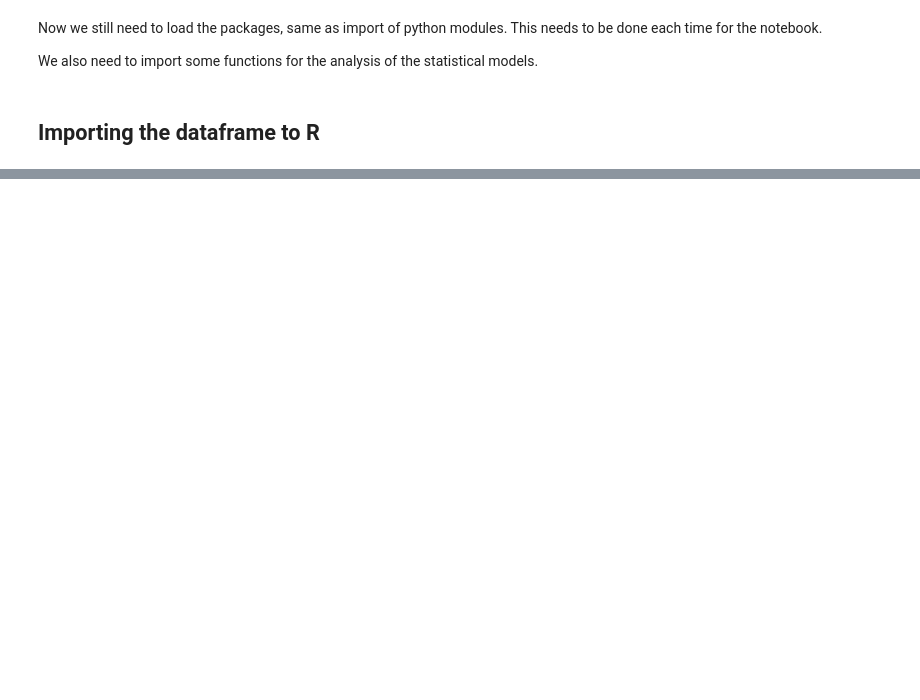
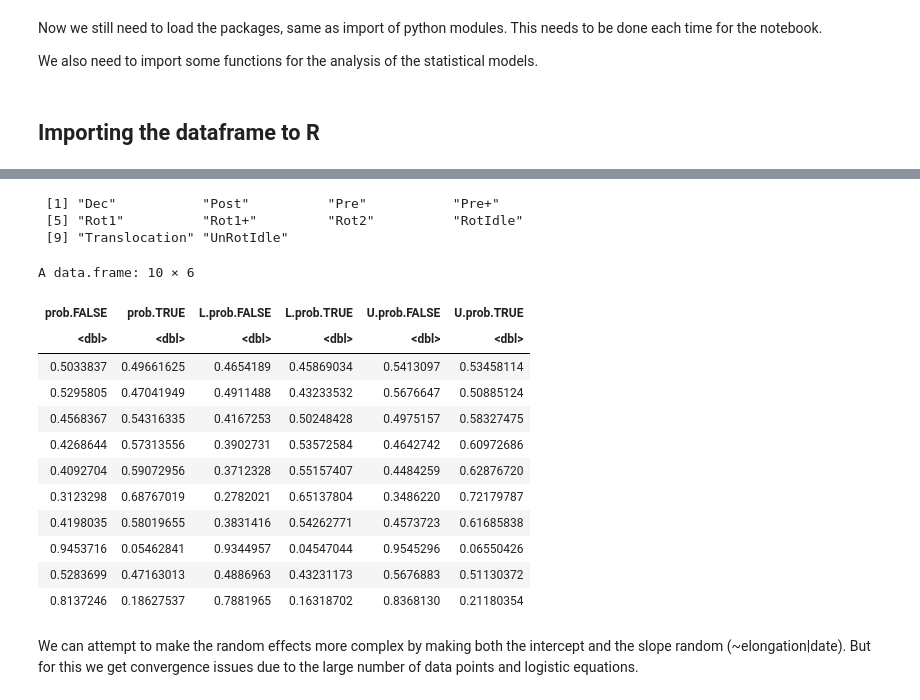
Before and after one commit to McHaillet/polysome-stats, a Jupyter notebook: polysomes/example_stats_R.ipynb, the cells around one changed output, grey strips where cells are left out. Drawn from its saved outputs; the diff is of its cells as text; code cells hidden in the pictures; blank space fills up the shorter version.

```diff
--- a/polysomes/example_stats_R.ipynb
+++ b/polysomes/example_stats_R.ipynb
@@ -43,0 +35,5 @@ A data.frame: 10 × 40
+# %%
+# add some annotation => one for whether the ribosome has any polysome connections
+# this way we can test the probability of classes being present in a polysome chain
+df_wt$in_chain <- ((df_wt$trailing_id != -1) | (df_wt$leading_id != -1)) # has trailing or leading connection
+df_wt$in_chain <- factor(df_wt$in_chain)
@@ -43,0 +44,9 @@ A data.frame: 10 × 40
+# %%
+# create temporary dataframe with only ribosomes assigned to an elongation cycle intermediate
+temp <- df_wt[ df_wt$elongation %in% c('Dec', 'Post', 'Pre', 'Pre+', 'Rot1', 'Rot1+',
+         'Rot2', 'RotIdle', 'Translocation', 'UnRotIdle'), , drop=FALSE ]
+temp$elongation <- factor(temp$elongation)
+
+model_elongation_state_in_chain_1a <- mblogit(in_chain ~ elongation, data = temp, random = ~1|date,
+                       control=mmclogit.control(epsilon = 1e-08, maxit = 100))
+summary(model_elongation_state_in_chain_1a)
@@ -43,0 +77,21 @@ A data.frame: 10 × 40
+# %%
+fit.eff <- Effect.mblogit(model_elongation_state_in_chain_1a, 'elongation')
+fit.eff$predictors  # these are the row names
+data.frame(fit.eff$prob, fit.eff$lower.prob, fit.eff$upper.prob)  # of this table
+# %% [output]
+ [1] "Dec"           "Post"          "Pre"           "Pre+"
+ [5] "Rot1"          "Rot1+"         "Rot2"          "RotIdle"
+ [9] "Translocation" "UnRotIdle"
+A data.frame: 10 × 6
+| prob.FALSE | prob.TRUE | L.prob.FALSE | L.prob.TRUE | U.prob.FALSE | U.prob.TRUE |
+| <dbl> | <dbl> | <dbl> | <dbl> | <dbl> | <dbl> |
+| 0.5033837 | 0.49661625 | 0.4654189 | 0.45869034 | 0.5413097 | 0.53458114 |
+| 0.5295805 | 0.47041949 | 0.4911488 | 0.43233532 | 0.5676647 | 0.50885124 |
+| 0.4568367 | 0.54316335 | 0.4167253 | 0.50248428 | 0.4975157 | 0.58327475 |
+| 0.4268644 | 0.57313556 | 0.3902731 | 0.53572584 | 0.4642742 | 0.60972686 |
+| 0.4092704 | 0.59072956 | 0.3712328 | 0.55157407 | 0.4484259 | 0.62876720 |
+| 0.3123298 | 0.68767019 | 0.2782021 | 0.65137804 | 0.3486220 | 0.72179787 |
+| 0.4198035 | 0.58019655 | 0.3831416 | 0.54262771 | 0.4573723 | 0.61685838 |
+| 0.9453716 | 0.05462841 | 0.9344957 | 0.04547044 | 0.9545296 | 0.06550426 |
+| 0.5283699 | 0.47163013 | 0.4886963 | 0.43231173 | 0.5676883 | 0.51130372 |
+| 0.8137246 | 0.18627537 | 0.7881965 | 0.16318702 | 0.8368130 | 0.21180354 |
@@ -43,0 +102,2 @@ A data.frame: 10 × 40
+# %% [markdown]
+We can attempt to make the random effects more complex by making both the intercept and the slope random (~elongation|date). But for this we get convergence issues due to the large number of data points and logistic equations.
```
Also changed, not shown: parts of 8 cells of this notebook, 1 other file.
